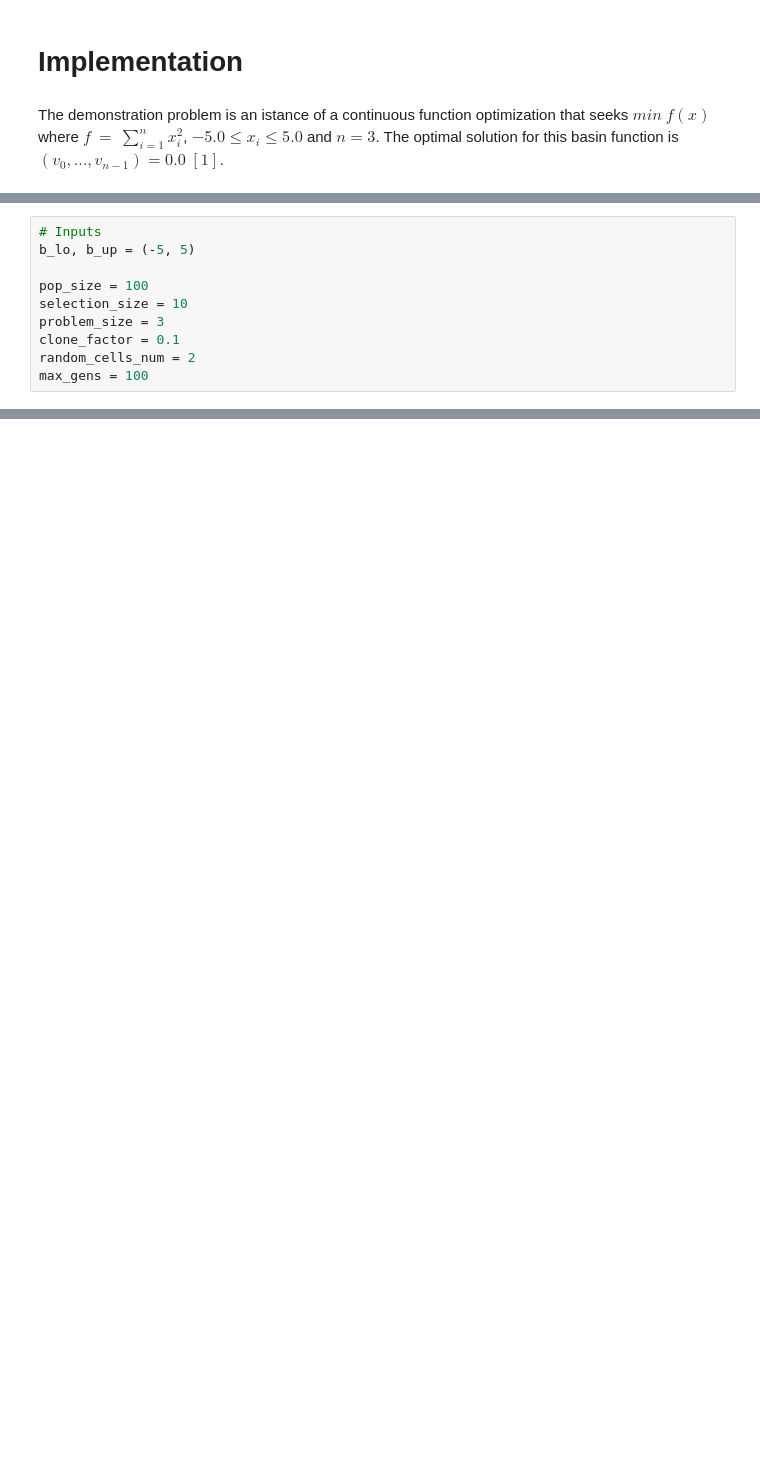
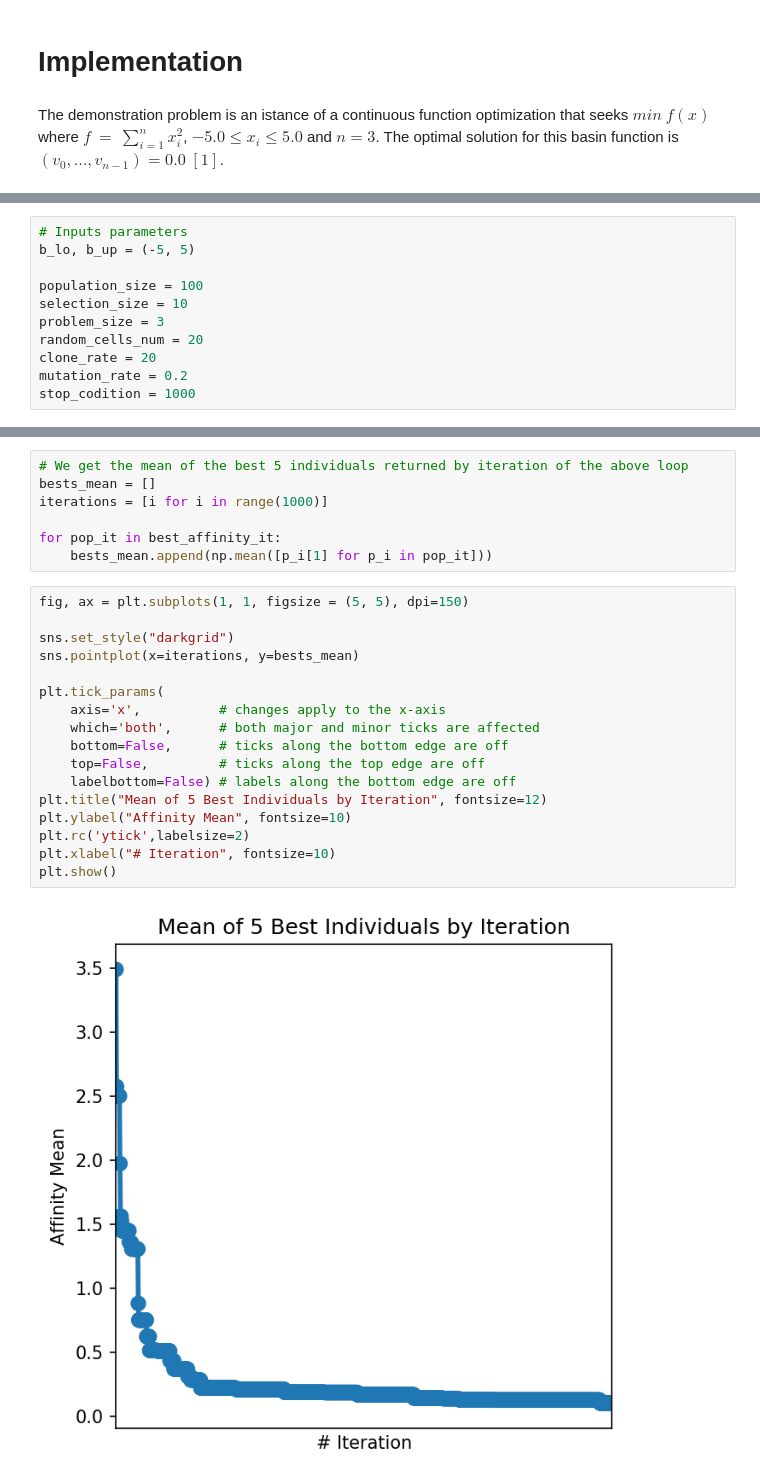
Before and after one commit to christianrfg/clonalg, a Jupyter notebook: CLONALG - Implementation and Execution.ipynb, the cells around one changed output, grey strips where cells are left out. Cells and saved outputs as stored; diff of their text form; blank space fills up the shorter version.

```diff
--- a/CLONALG - Implementation and Execution.ipynb
+++ b/CLONALG - Implementation and Execution.ipynb
@@ -32,10 +21,11 @@ def affinity(p_i):
 # %%
-# Inputs
+# Inputs parameters
 b_lo, b_up = (-5, 5)
 
-pop_size = 100
+population_size = 100
 selection_size = 10
 problem_size = 3
-clone_factor = 0.1
-random_cells_num = 2
-max_gens = 100
+random_cells_num = 20
+clone_rate = 20
+mutation_rate = 0.2
+stop_codition = 1000
@@ -67,0 +74,26 @@ pop_affinity[:5]
+# %%
+# We get the mean of the best 5 individuals returned by iteration of the above loop
+bests_mean = []
+iterations = [i for i in range(1000)]
+
+for pop_it in best_affinity_it:
+    bests_mean.append(np.mean([p_i[1] for p_i in pop_it]))
+# %%
+fig, ax = plt.subplots(1, 1, figsize = (5, 5), dpi=150)
+
+sns.set_style("darkgrid")
+sns.pointplot(x=iterations, y=bests_mean)
+
+plt.tick_params(
+    axis='x',          # changes apply to the x-axis
+    which='both',      # both major and minor ticks are affected
+    bottom=False,      # ticks along the bottom edge are off
+    top=False,         # ticks along the top edge are off
+    labelbottom=False) # labels along the bottom edge are off
+plt.title("Mean of 5 Best Individuals by Iteration", fontsize=12)
+plt.ylabel("Affinity Mean", fontsize=10)
+plt.rc('ytick',labelsize=2)
+plt.xlabel("# Iteration", fontsize=10)
+plt.show()
+# %% [output]
+[figure, added]
```
Also changed, not shown: parts of 11 cells of this notebook.
